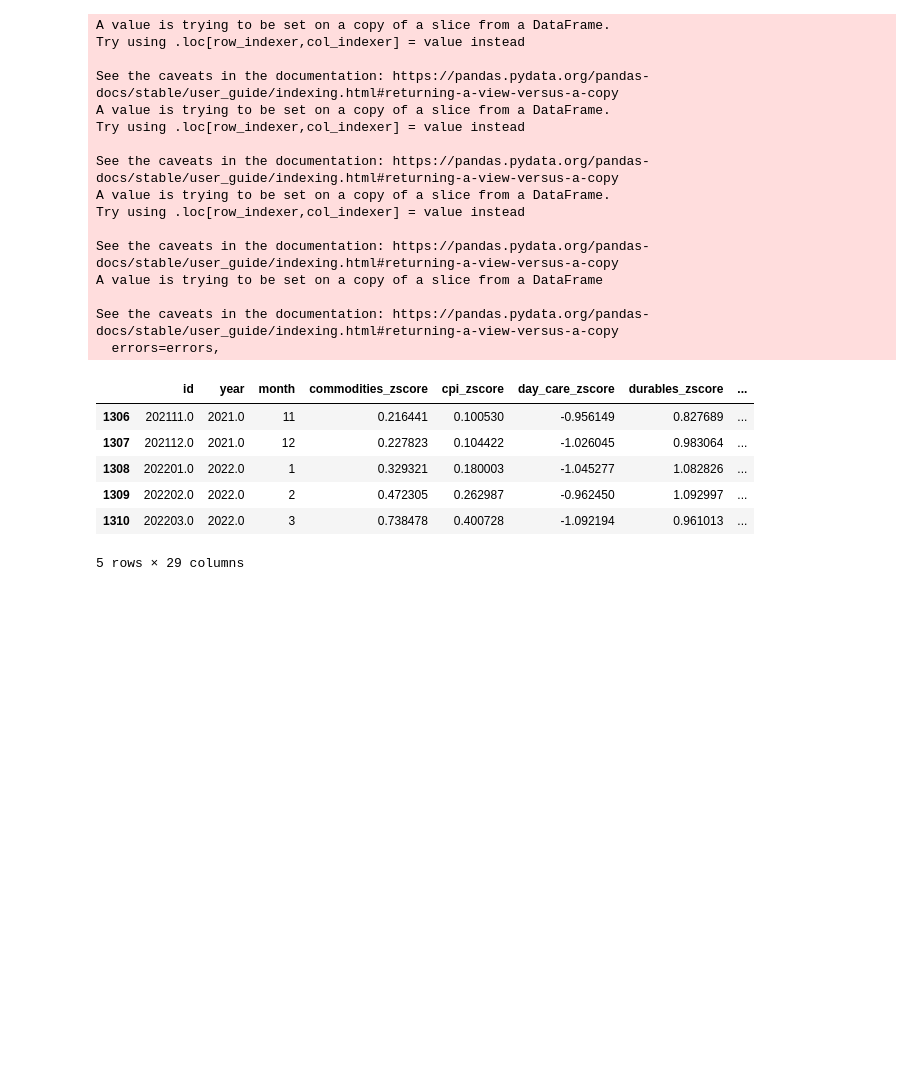
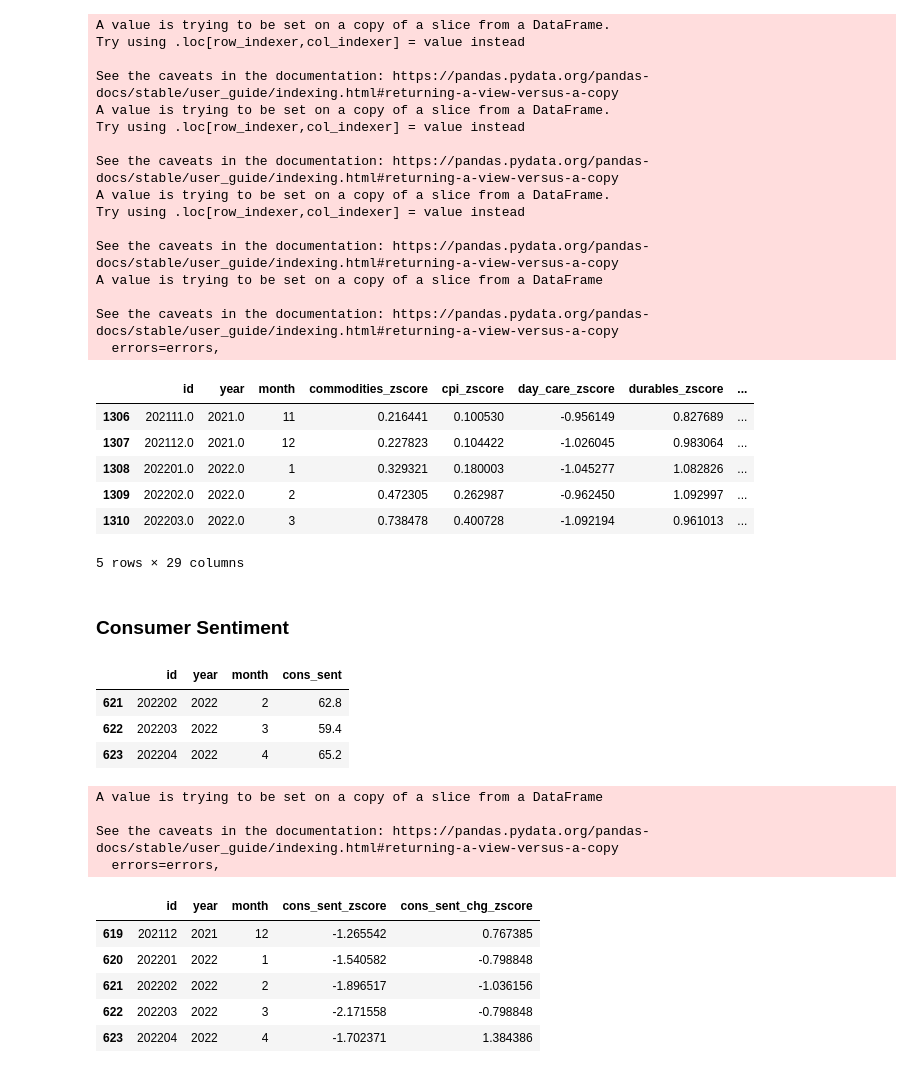
Before and after one commit to obsessedquant/Economic_Indicators, a Jupyter notebook: 0_Combined_Indicators.ipynb, the cells around one changed output. Drawn from its saved outputs; the diff is of its cells as text; code cells hidden in the pictures; blank space fills up the shorter version.

```diff
--- a/0_Combined_Indicators.ipynb
+++ b/0_Combined_Indicators.ipynb
@@ -282,3 +284,51 @@ See the caveats in the documentation: https://pandas.pydata.org/pandas-docs/stab
 | 1309 | 202202.0 | 2022.0 | 2 | 0.472305 | 0.262987 | -0.962450 | 1.092997 | ... |
 | 1310 | 202203.0 | 2022.0 | 3 | 0.738478 | 0.400728 | -1.092194 | 0.961013 | ... |
 5 rows × 29 columns
+# %% [markdown]
+### Consumer Sentiment
+# %%
+import pandas as pd
+
+df_cons_sent = pd.read_csv('./Inputs/Consumer_Sentiment/cons_sentiment_cleaned.csv')
+df_cons_sent.drop('Unnamed: 0',axis=1,inplace=True)
+df_cons_sent.tail(3)
+# %% [output]
+|  | id | year | month | cons_sent |
+| 621 | 202202 | 2022 | 2 | 62.8 |
+| 622 | 202203 | 2022 | 3 | 59.4 |
+| 623 | 202204 | 2022 | 4 | 65.2 |
+# %%
+cols = list(df_cons_sent.columns)
+col_zscore_list = ['id','year','month']
+col_zscore_chg_list = []
+
+for col in cols:
+    col_zscore = col + '_zscore'
+    col_chg = col + '_chg'
+    col_chg_zscore = col + '_chg_zscore'
+    try:
+        df_cons_sent[col_zscore] = (df_cons_sent[col] - df_cons_sent[col].mean())/df_cons_sent[col].std(ddof=0)
+        df_cons_sent[col_chg] = df_cons_sent[col].diff()
+        df_cons_sent[col_chg_zscore] = (df_cons_sent[col_chg] - df_cons_sent[col_chg].mean())/df_cons_sent[col_chg].std(ddof=0)
+        col_zscore_list.append(col + '_zscore')
+        col_zscore_chg_list.append(col + '_chg_zscore')
+    except:
+        print(f'No numeric types in {col}.')
+
+df_cons_sent2 = df_cons_sent[col_zscore_list+col_zscore_chg_list]
+df_cons_sent2.drop(['year_zscore','year_chg_zscore',
+                    'month_zscore','month_chg_zscore',
+                   'id_zscore','id_chg_zscore'],axis=1,inplace=True)
+df_cons_sent2.to_csv('./Output/Monthly_Data/cons_sentiment_data.csv')
+df_cons_sent2.tail(5)
+# %% [output]
+A value is trying to be set on a copy of a slice from a DataFrame
+
+See the caveats in the documentation: https://pandas.pydata.org/pandas-docs/stable/user_guide/indexing.html#returning-a-view-versus-a-copy
+  errors=errors,
+|  | id | year | month | cons_sent_zscore | cons_sent_chg_zscore |
+| 619 | 202112 | 2021 | 12 | -1.265542 | 0.767385 |
+| 620 | 202201 | 2022 | 1 | -1.540582 | -0.798848 |
+| 621 | 202202 | 2022 | 2 | -1.896517 | -1.036156 |
+| 622 | 202203 | 2022 | 3 | -2.171558 | -0.798848 |
+| 623 | 202204 | 2022 | 4 | -1.702371 | 1.384386 |
```
Also changed, not shown: parts of 5 cells of this notebook, 20 other files.
